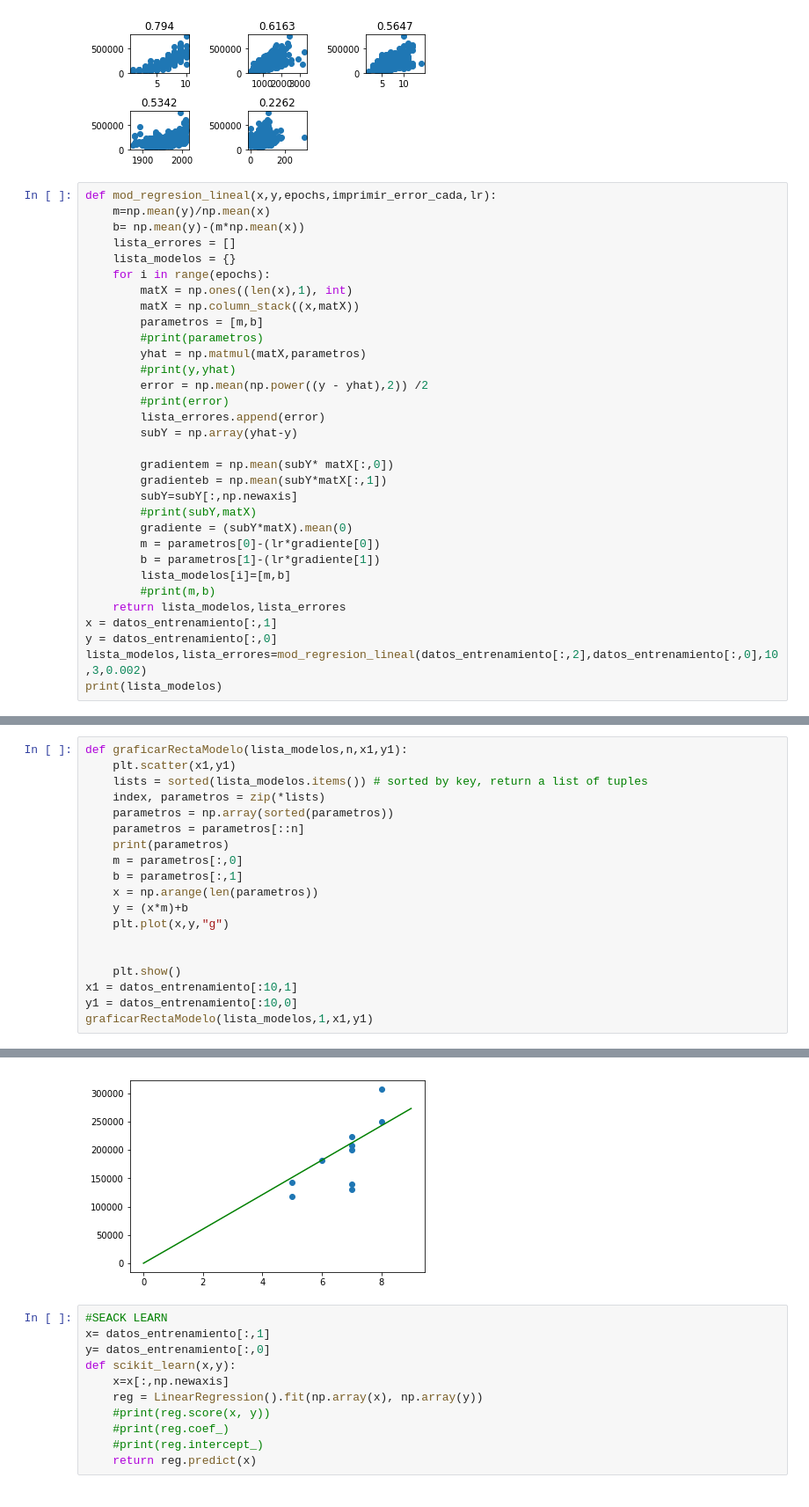
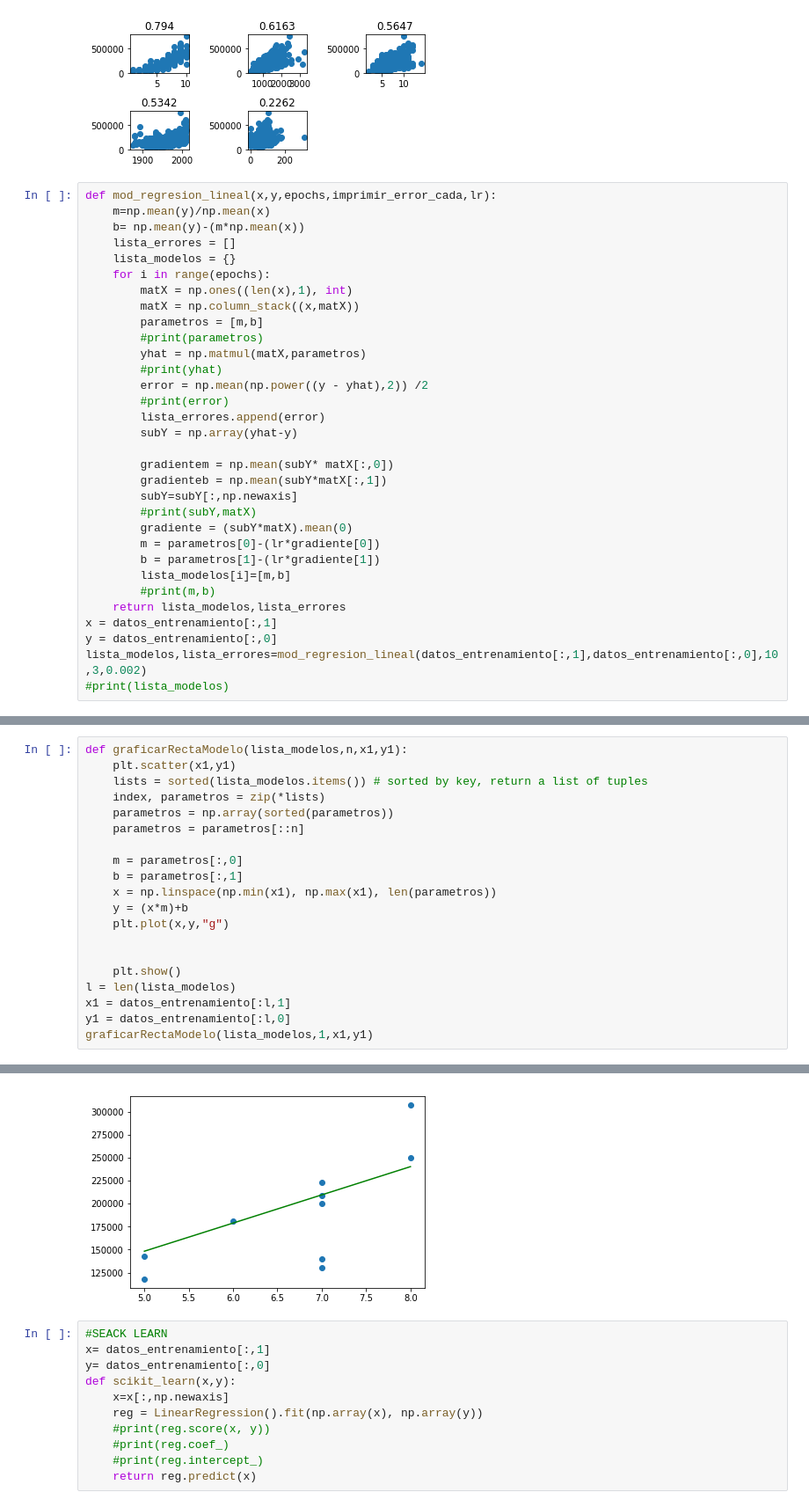
Before and after one commit to eunrod16/python-galileo, a Jupyter notebook: Proyecto/Proyecto.ipynb, the cells around one changed output, grey strips where cells are left out. Shown: that part at 88% size. Cells and saved outputs as stored; diff of their text form.

```diff
--- a/Proyecto/Proyecto.ipynb
+++ b/Proyecto/Proyecto.ipynb
@@ -92,7 +92,7 @@ def mod_regresion_lineal(x,y,epochs,imprimir_error_cada,lr):
         parametros = [m,b]
         #print(parametros)
         yhat = np.matmul(matX,parametros)
-        #print(y,yhat)
+        #print(yhat)
         error = np.mean(np.power((y - yhat),2)) /2
         #print(error)
         lista_errores.append(error)
@@ -110,5 +110,5 @@ def mod_regresion_lineal(x,y,epochs,imprimir_error_cada,lr):
     return lista_modelos,lista_errores
 x = datos_entrenamiento[:,1]
 y = datos_entrenamiento[:,0]
-lista_modelos,lista_errores=mod_regresion_lineal(datos_entrenamiento[:,2],datos_entrenamiento[:,0],10,3,0.002)
-print(lista_modelos)
+lista_modelos,lista_errores=mod_regresion_lineal(datos_entrenamiento[:,1],datos_entrenamiento[:,0],10,3,0.002)
+#print(lista_modelos)
@@ -137,16 +135,17 @@ def graficarRectaModelo(lista_modelos,n,x1,y1):
     index, parametros = zip(*lists)
     parametros = np.array(sorted(parametros))
     parametros = parametros[::n]
-    print(parametros)
+
     m = parametros[:,0]
     b = parametros[:,1]
-    x = np.arange(len(parametros))
+    x = np.linspace(np.min(x1), np.max(x1), len(parametros))
     y = (x*m)+b
     plt.plot(x,y,"g")
 
 
     plt.show()
-x1 = datos_entrenamiento[:10,1]
-y1 = datos_entrenamiento[:10,0]
+l = len(lista_modelos)
+x1 = datos_entrenamiento[:l,1]
+y1 = datos_entrenamiento[:l,0]
 graficarRectaModelo(lista_modelos,1,x1,y1)
 # %% [output]
@@ -163,4 +152,4 @@ graficarRectaModelo(lista_modelos,1,x1,y1)
-[figure, old version]
+[figure, new version]
 # %%
 #SEACK LEARN
 x= datos_entrenamiento[:,1]
```
Also changed, not shown: parts of 3 cells of this notebook.
